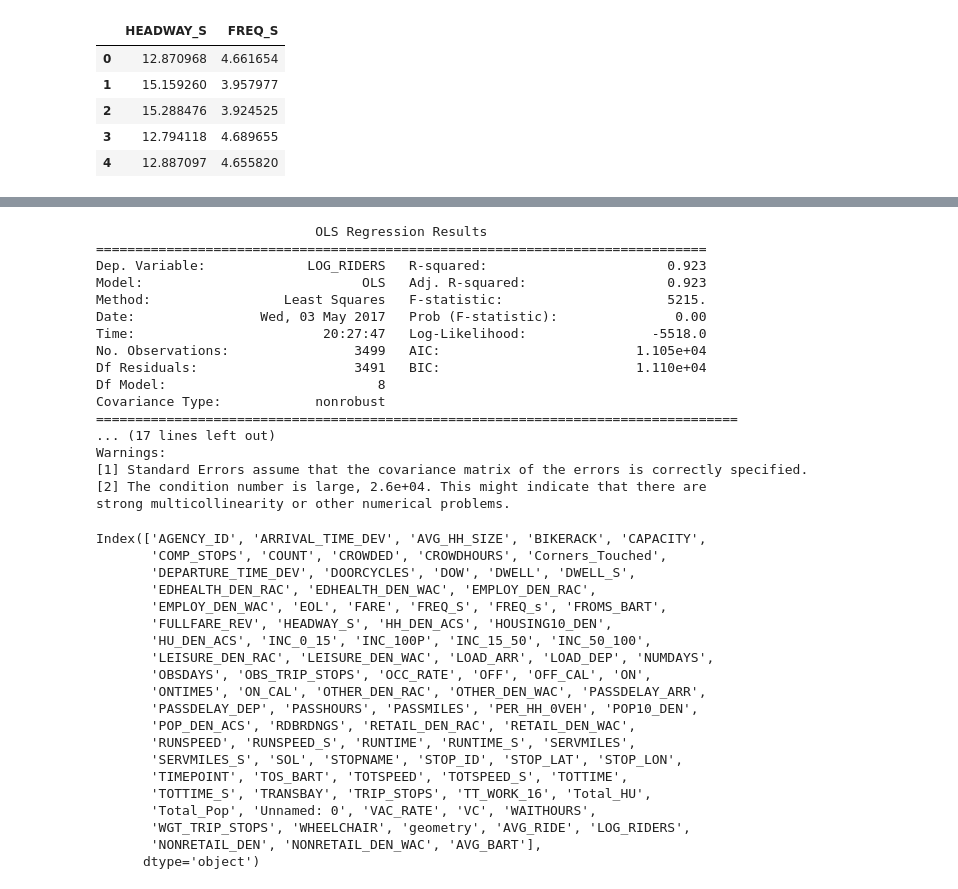
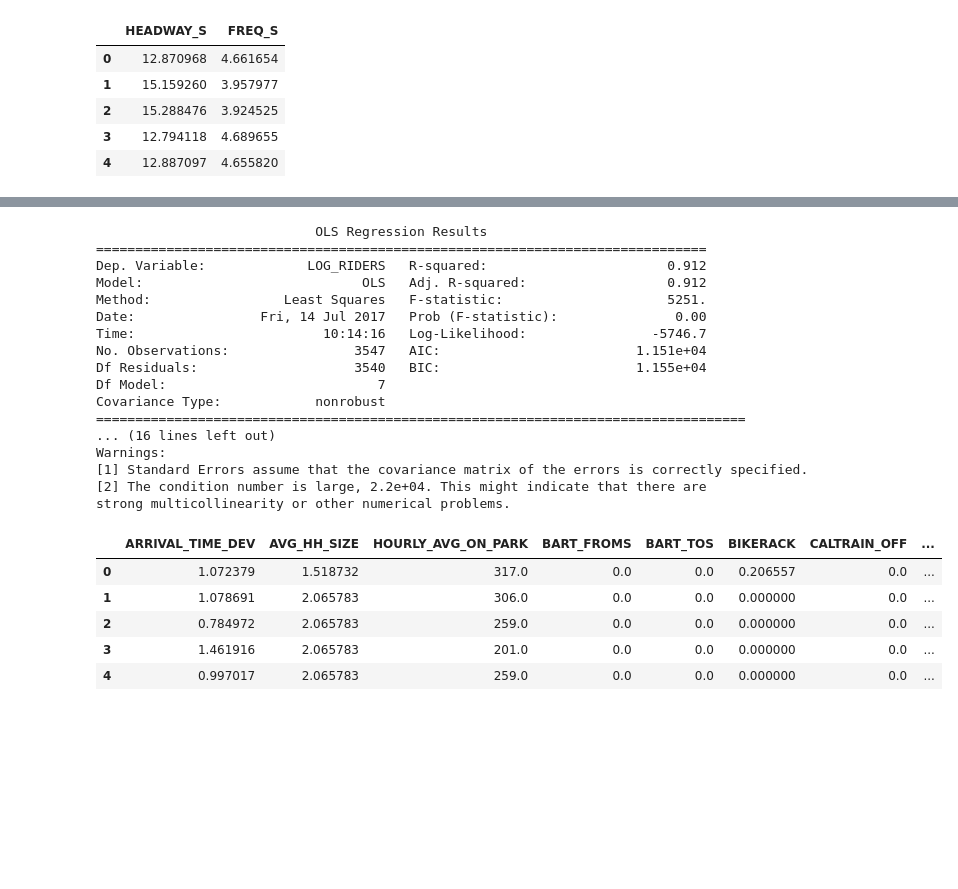
Before and after one commit to alex-mucci/Transit-Casa-Share, a Jupyter notebook: Notebooks/Modeling_Final.ipynb, the cells around one changed output, grey strips where cells are left out. Cells and saved outputs as stored; diff of their text form; code cells hidden in the pictures; blank space fills up the shorter version.

Commit message:
Initial Models Ran for 2009 Ridership

```diff
--- a/Notebooks/Modeling_Final.ipynb
+++ b/Notebooks/Modeling_Final.ipynb
@@ -1389,0 +1608,3 @@ estimate['AVG_BART'] = (estimate['TOS_BART']+estimate['FROMS_BART'])/2
+# %%
+for column in estimate.columns:
+    print(column)
@@ -1389,0 +1666,3 @@ estimate['AVG_BART'] = (estimate['TOS_BART']+estimate['FROMS_BART'])/2
+# %%
+for column in estimate.columns.sort_values():
+    print(column)
@@ -1390,15 +1755,16 @@ estimate['AVG_BART'] = (estimate['TOS_BART']+estimate['FROMS_BART'])/2
 # %%
 # RUN
 # this seems to be the preferred model for now...
+#the 100P is the easiest to explain but the 50k to 100k has the highest t statistic
+
 mod = smf.formula.ols(formula="LOG_RIDERS \
-                       ~ EMPLOY_DEN_WAC \
+                       ~ EMP_WAC_SCALED \
                        + ONTIME5 \
                        + FREQ_S \
                        + EOL\
                        + SOL \
-                       + AVG_BART \
-                       + PER_HH_0VEH \
-                       + INC_100P \
+                       + SHR_HH_0VEH \
+                       + SHR_INCOME_100P \
                        -1",
              data = estimate)
 
@@ -1408,41 +1774,32 @@ res.save('Model.jpg')
 # %% [output]
                             OLS Regression Results
 ==============================================================================
-Dep. Variable:             LOG_RIDERS   R-squared:                       0.923
-Model:                            OLS   Adj. R-squared:                  0.923
-Method:                 Least Squares   F-statistic:                     5215.
-Date:                Wed, 03 May 2017   Prob (F-statistic):               0.00
-Time:                        20:27:47   Log-Likelihood:                -5518.0
-No. Observations:                3499   AIC:                         1.105e+04
-Df Residuals:                    3491   BIC:                         1.110e+04
-Df Model:                           8
+Dep. Variable:             LOG_RIDERS   R-squared:                       0.912
+Model:                            OLS   Adj. R-squared:                  0.912
+Method:                 Least Squares   F-statistic:                     5251.
+Date:                Fri, 14 Jul 2017   Prob (F-statistic):               0.00
+Time:                        10:14:16   Log-Likelihood:                -5746.7
+No. Observations:                3547   AIC:                         1.151e+04
+Df Residuals:                    3540   BIC:                         1.155e+04
+Df Model:                           7
 Covariance Type:            nonrobust
-==================================================================================
-... (17 lines left out)
+===================================================================================
+... (16 lines left out)
 Warnings:
 [1] Standard Errors assume that the covariance matrix of the errors is correctly specified.
-[2] The condition number is large, 2.6e+04. This might indicate that there are
+[2] The condition number is large, 2.2e+04. This might indicate that there are
 strong multicollinearity or other numerical problems.
+# %%
+columns = ['EMP_WAC_SCALED', 'ONTIME5', 'FREQ_S', 'EOL', 'SOL', 'SHR_HH_0VEH', 'SHR_INCOME_100P']
+# %%
+for column in columns:
+    estimate[column + '_LOG'] = np.log(estimate[column] + 1)
 # %%
-estimate.columns
+estimate.head()
 # %% [output]
-Index(['AGENCY_ID', 'ARRIVAL_TIME_DEV', 'AVG_HH_SIZE', 'BIKERACK', 'CAPACITY',
-       'COMP_STOPS', 'COUNT', 'CROWDED', 'CROWDHOURS', 'Corners_Touched',
-       'DEPARTURE_TIME_DEV', 'DOORCYCLES', 'DOW', 'DWELL', 'DWELL_S',
-       'EDHEALTH_DEN_RAC', 'EDHEALTH_DEN_WAC', 'EMPLOY_DEN_RAC',
-       'EMPLOY_DEN_WAC', 'EOL', 'FARE', 'FREQ_S', 'FREQ_s', 'FROMS_BART',
-       'FULLFARE_REV', 'HEADWAY_S', 'HH_DEN_ACS', 'HOUSING10_DEN',
-       'HU_DEN_ACS', 'INC_0_15', 'INC_100P', 'INC_15_50', 'INC_50_100',
-       'LEISURE_DEN_RAC', 'LEISURE_DEN_WAC', 'LOAD_ARR', 'LOAD_DEP', 'NUMDAYS',
-       'OBSDAYS', 'OBS_TRIP_STOPS', 'OCC_RATE', 'OFF', 'OFF_CAL', 'ON',
-       'ONTIME5', 'ON_CAL', 'OTHER_DEN_RAC', 'OTHER_DEN_WAC', 'PASSDELAY_ARR',
-       'PASSDELAY_DEP', 'PASSHOURS', 'PASSMILES', 'PER_HH_0VEH', 'POP10_DEN',
-       'POP_DEN_ACS', 'RDBRDNGS', 'RETAIL_DEN_RAC', 'RETAIL_DEN_WAC',
-       'RUNSPEED', 'RUNSPEED_S', 'RUNTIME', 'RUNTIME_S', 'SERVMILES',
-       'SERVMILES_S', 'SOL', 'STOPNAME', 'STOP_ID', 'STOP_LAT', 'STOP_LON',
-       'TIMEPOINT', 'TOS_BART', 'TOTSPEED', 'TOTSPEED_S', 'TOTTIME',
-       'TOTTIME_S', 'TRANSBAY', 'TRIP_STOPS', 'TT_WORK_16', 'Total_HU',
-       'Total_Pop', 'Unnamed: 0', 'VAC_RATE', 'VC', 'WAITHOURS',
-       'WGT_TRIP_STOPS', 'WHEELCHAIR', 'geometry', 'AVG_RIDE', 'LOG_RIDERS',
-       'NONRETAIL_DEN', 'NONRETAIL_DEN_WAC', 'AVG_BART'],
-      dtype='object')
+|  | ARRIVAL_TIME_DEV | AVG_HH_SIZE | HOURLY_AVG_ON_PARK | BART_FROMS | BART_TOS | BIKERACK | CALTRAIN_OFF | ... |
+| 0 | 1.072379 | 1.518732 | 317.0 | 0.0 | 0.0 | 0.206557 | 0.0 | ... |
+| 1 | 1.078691 | 2.065783 | 306.0 | 0.0 | 0.0 | 0.000000 | 0.0 | ... |
+| 2 | 0.784972 | 2.065783 | 259.0 | 0.0 | 0.0 | 0.000000 | 0.0 | ... |
+| 3 | 1.461916 | 2.065783 | 201.0 | 0.0 | 0.0 | 0.000000 | 0.0 | ... |
+| 4 | 0.997017 | 2.065783 | 259.0 | 0.0 | 0.0 | 0.000000 | 0.0 | ... |
```
Also changed, not shown: parts of 113 cells of this notebook, 13 other files.
